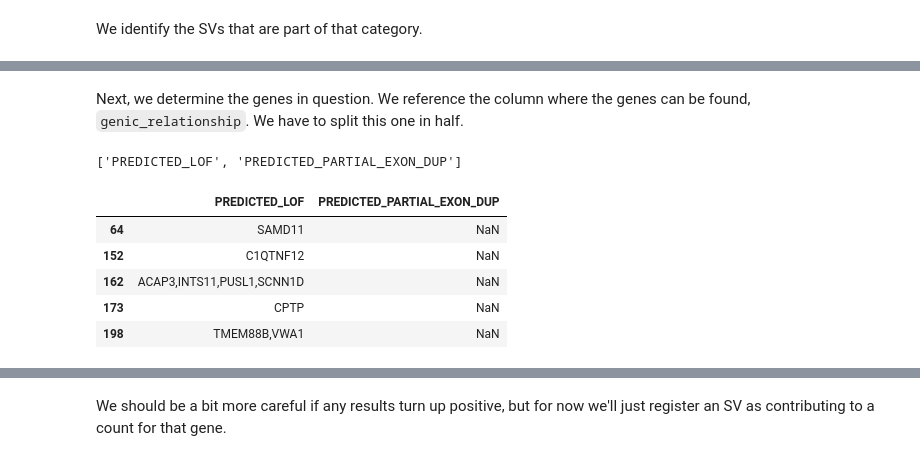
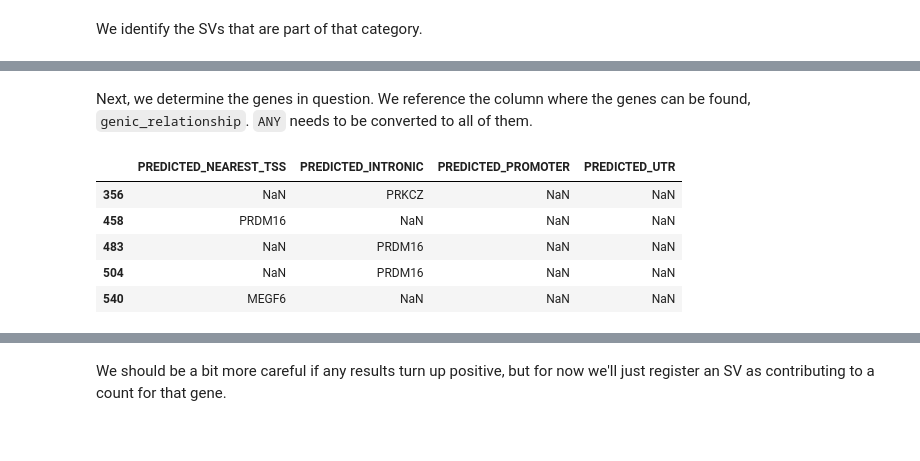
Before and after one commit to vanallenlab/ped_germline_SV, a Jupyter notebook: jett_analysis/pgsvs-cwas-gene-set-enrichment.ipynb, the cells around one changed output, grey strips where cells are left out. Saved outputs shown, nothing was run; the diff lists cells and outputs as text; code cells hidden in the pictures.

```diff
--- a/jett_analysis/pgsvs-cwas-gene-set-enrichment.ipynb
+++ b/jett_analysis/pgsvs-cwas-gene-set-enrichment.ipynb
@@ -187 +218,16 @@ nbl_noncoding_framework
+# %%
+# shrink down our categories to only those that are significant
+nbl_framework_results = nbl_framework_results.query('negative_log10_p_value > 3.5').reset_index(drop = True)
+
+# subset down category svs to these categories
+nbl_category_svs = nbl_category_svs[nbl_category_svs['category'].isin(nbl_framework_results['category_name'].tolist())].reset_index(drop = True)
+
+# drop SVs down to these SVs
+svs = svs[svs['name'].isin(set(nbl_category_svs['SV']))]
+
+# shrink dosages down to our nbl samples and these SVs
+dosages = dosages.loc[svs['name'].tolist(), nbl_cases + nbl_controls]
+
+# shrink down category lookups
+category_gene_matrix = category_gene_matrix.loc[nbl_framework_results['category_name'].tolist()]
 # %% [markdown]
@@ -191,6 +249,6 @@ Let's extract out all the data that we need to examine the highest result for a
 # %%
-test_framework = nbl_framework_results.query('af_category == "singleton" & sv_category == "coding"').loc[0, ["category_name"]].item()
-framework_components = test_framework.split(".")
-genic_relationship = framework_components[2]
-test_framework, genic_relationship
+test_category = 'ANY.SINGLETON.PREDICTED_NONCODING_BREAKPOINT.neuroblastoma_tad_boundary.ANY.ANY.ANY.protein_coding'
+category_components = test_category.split(".")
+genic_rel = category_components[4]
+test_category, genic_rel
 # %% [output]
@@ -208,8 +266,7 @@ nbl_coding_framework.head(5)
 # %% [markdown]
 We identify the SVs that are part of that category.
 # %%
-svs_in_category = nbl_category_svs[(nbl_category_svs['sv_category'] == "coding") &
-                                   (nbl_category_svs["category"] == test_framework)]
+svs_in_category = nbl_category_svs[(nbl_category_svs["category"] == test_category)]
 
 # subset the actual SV matrix
 svs_in_category = svs[svs["name"].isin(svs_in_category["SV"].tolist())]
@@ -226,16 +283,13 @@ svs_in_category.shape
 # %% [markdown]
-Next, we determine the genes in question. We reference the column where the genes can be found, `genic_relationship`. We have to split this one in half.
+Next, we determine the genes in question. We reference the column where the genes can be found, `genic_relationship`. `ANY` needs to be converted to all of them.
 # %%
-genic_relationships = genic_relationship.split("_or_")
-genic_relationships
+genic_rel = ['PREDICTED_NEAREST_TSS', 'PREDICTED_INTRONIC', 'PREDICTED_PROMOTER', 'PREDICTED_UTR']
-# %% [output]
-['PREDICTED_LOF', 'PREDICTED_PARTIAL_EXON_DUP']
 # %%
-svs_in_category[genic_relationships].head()
+svs_in_category[genic_rel].head()
 # %% [output]
-|  | PREDICTED_LOF | PREDICTED_PARTIAL_EXON_DUP |
-| 64 | SAMD11 | NaN |
-| 152 | C1QTNF12 | NaN |
-| 162 | ACAP3,INTS11,PUSL1,SCNN1D | NaN |
-| 173 | CPTP | NaN |
-| 198 | TMEM88B,VWA1 | NaN |
+|  | PREDICTED_NEAREST_TSS | PREDICTED_INTRONIC | PREDICTED_PROMOTER | PREDICTED_UTR |
+| 356 | NaN | PRKCZ | NaN | NaN |
+| 458 | PRDM16 | NaN | NaN | NaN |
+| 483 | NaN | PRDM16 | NaN | NaN |
+| 504 | NaN | PRDM16 | NaN | NaN |
+| 540 | MEGF6 | NaN | NaN | NaN |
```
Also changed, not shown: parts of 109 cells of this notebook, 25 other files.
